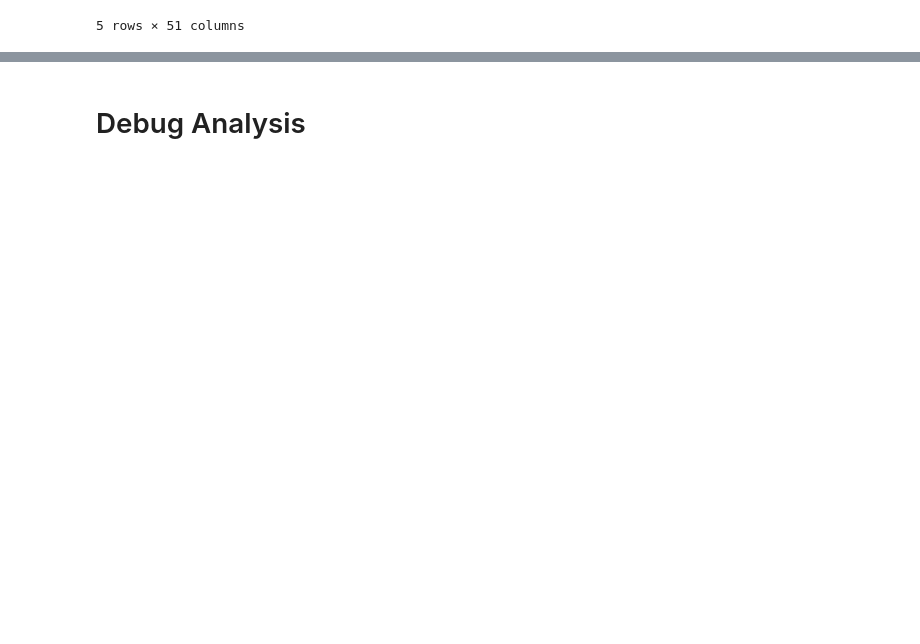
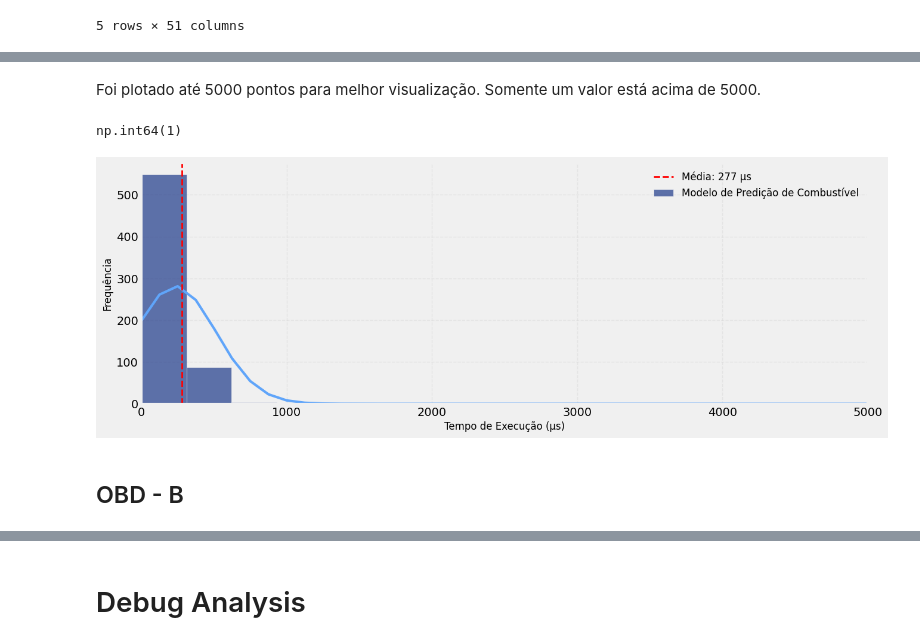
Before and after one commit to conect2ai/SBRC2025-App2Car, a Jupyter notebook: notebooks/polo.ipynb, the cells around one changed output, grey strips where cells are left out. Drawn from its saved outputs; the diff is of its cells as text; code cells hidden in the pictures; blank space fills up the shorter version.

Commit message:
added a graph

```diff
--- a/notebooks/polo.ipynb
+++ b/notebooks/polo.ipynb
@@ -27,3 +29,7 @@ for obd_type in os.listdir(CAR_FILES):
             datasets[obd_type]["data"] = pd.read_csv(CAR_FILES + "/" + obd_type + "/" + csv_file)
 # %% [markdown]
 # Data Analysis
+# %%
+algorithmns_columns = [col for col in datasets["A"]["data"].columns if "(microseconds)" in col]
+
+algorithmns_columns
@@ -40,3 +69,42 @@ datasets["A"]["data"].head()
+# %% [markdown]
+Foi plotado até 5000 pontos para melhor visualização. Somente um valor está acima de 5000.
+# %%
+(datasets["A"]["data"][algorithmns_columns]["FuelModelPredictionTime(microseconds)"] > 5000).sum()
+# %% [output]
+np.int64(1)
+# %%
+plt.figure(figsize=(14, 5))
+
+hist = sns.histplot(
+    x=datasets["A"]["data"][algorithmns_columns]["FuelModelPredictionTime(microseconds)"],
+    bins=80,
+    kde=True,
+    alpha=0.7,
+    color="#1E3A8A",
+    label="Modelo de Predição de Combustível"
+)
+
+kde_line = hist.get_lines()[0]
+kde_line.set_color("#60A5FA")
+kde_line.set_linewidth(3)
+
+mean_value = datasets["A"]["data"][algorithmns_columns]["FuelModelPredictionTime(microseconds)"].mean()
+plt.axvline(mean_value, color="red", linestyle="--", linewidth=2, label=f"Média: {int(mean_value)} µs")
+
+plt.xlabel("Tempo de Execução (µs)", fontsize=12)
+plt.ylabel("Frequência", fontsize=12)
+
+plt.xlim(0, min(5000, datasets["A"]["data"][algorithmns_columns]["FuelModelPredictionTime(microseconds)"].max()))
+
+plt.legend(loc="upper right", frameon=False, fontsize=12)
+
+plt.grid(True, linestyle="--", alpha=0.3)
+
+plt.show()
+# %% [output]
+[figure, added]
+# %% [markdown]
+## OBD - B
 # %%
 datasets["B"]["data"].head()
 # %% [output]
```
Also changed, not shown: parts of 4 cells of this notebook, 1 other file.
